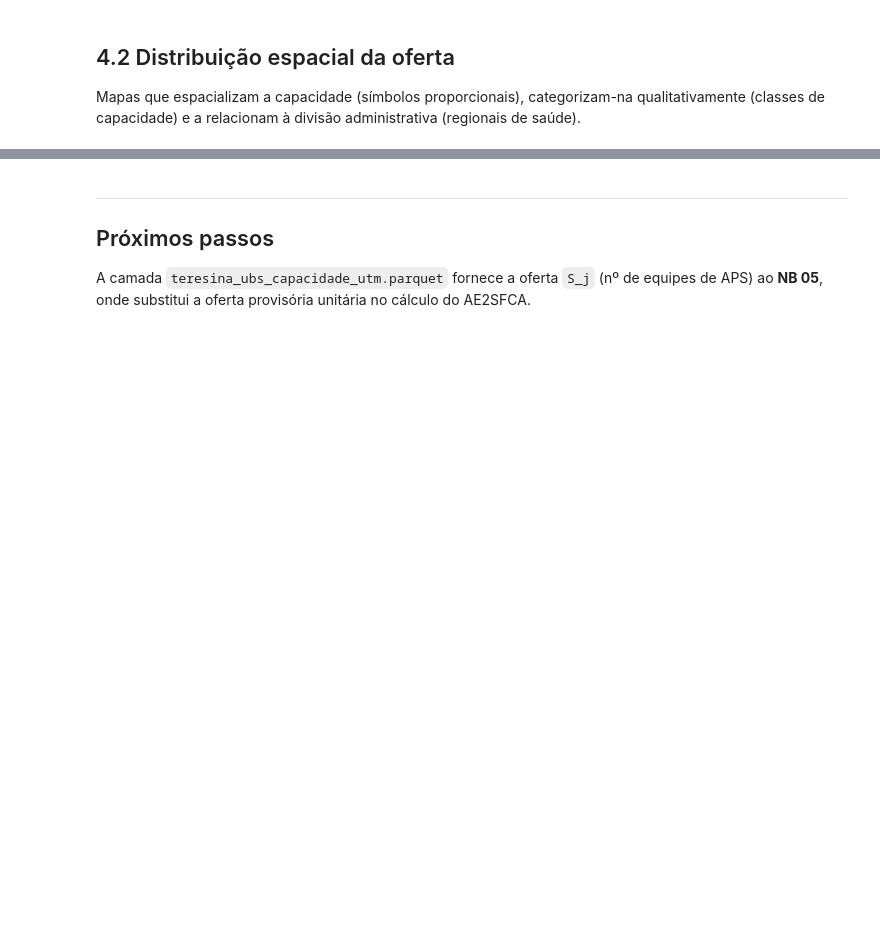
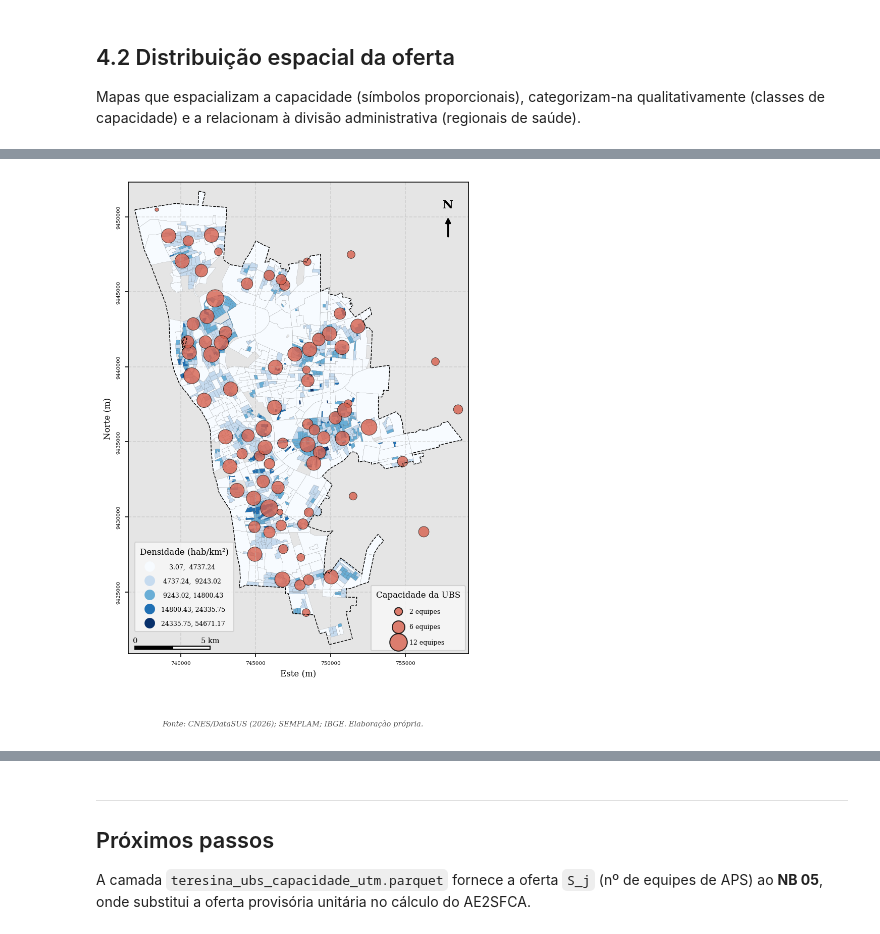
Before and after one commit to felipedantas-pi/ae2sfca-ubs, a Jupyter notebook: notebooks/01.3_Aquisicao_UBS.ipynb, the cells around one changed output, grey strips where cells are left out. Drawn from its saved outputs; the diff is of its cells as text; code cells hidden in the pictures; blank space fills up the shorter version.

```diff
--- a/notebooks/01.3_Aquisicao_UBS.ipynb
+++ b/notebooks/01.3_Aquisicao_UBS.ipynb
@@ -190,17 +243,0 @@ plt.show()
-# %%
-# ── Fig. 03 — Classes de capacidade (categorização qualitativa) ─────────────
-ubs["classe_cap"] = pd.cut(ubs["capacidade_equipes"], bins=[-0.1, 0, 3, 7, 99],
-                           labels=["Sem equipe", "Baixa (1–3)", "Média (4–7)", "Alta (8+)"])
-CORES_CLASSE = {"Sem equipe": "#999999", "Baixa (1–3)": "#FEE08B",
-                "Média (4–7)": "#F46D43", "Alta (8+)": "#A50026"}
-fig, ax = plt.subplots(figsize=(9, 9))
-zona_urbana.boundary.plot(ax=ax, color="black", linestyle="--", linewidth=0.7)
-for classe, cor in CORES_CLASSE.items():
-    sub = ubs[ubs["classe_cap"] == classe]
-    if len(sub):
-        sub.plot(ax=ax, color=cor, markersize=50, edgecolor="black", linewidth=0.3, label=classe)
-ax.legend(title="Capacidade (equipes)", loc="lower right")
-moldura_mapa(ax, "", "CNES/DataSUS (2026); SEMPLAN; IBGE. Elaboração própria.")
-barra_escala(ax); seta_norte(ax)
-plt.savefig(FIGURAS_NB / "nb013_fig03_mapa_classes.png", bbox_inches="tight")
-plt.show()
@@ -224,0 +244,59 @@ plt.show()
+# %%
+# ── Fig. 02 — OFERTA (UBS) SOBRE A DEMANDA (densidade populacional) ──────────
+setores = gpd.read_parquet(INT_MALHA / "teresina_setoresCensitarios_DadosCompletos.parquet").to_crs(CRS_METRICO)
+
+setores["populacao"] = pd.to_numeric(setores["populacao"], errors="coerce")
+setores["dens_hab_km2"] = setores["populacao"] / (setores.geometry.area / 1e6)   # densidade = demanda
+zona_urbana = gpd.read_parquet(EXT_IBGE / "teresina_zonaUrbana_utm.parquet").to_crs(CRS_METRICO)
+
+# Ajuste para folha A5 Retrato (padrão unificado do projeto)
+fig, ax = plt.subplots(figsize=(5.8, 8.3))
+
+# ──> FUNDO CINZA CLARO: Destaca os setores de densidade nula/baixa
+ax.set_facecolor("#E5E5E5")
+
+# 1. PLOTAGEM DO FUNDO (Demanda)
+# fundo: demanda (densidade populacional, quintis)
+setores.plot(ax=ax, column="dens_hab_km2", scheme="NaturalBreaks", k=5, cmap="Blues",
+             legend=True,
+             legend_kwds={
+                "title": "Densidade (hab/km²)",
+                "loc": "lower left",
+                "fmt": "{:.2f}",
+                "bbox_to_anchor": (0.01, 0.04),  # <-- Empurra a legenda 8% para cima, fugindo da escala
+             },
+             edgecolor="black", linewidth=0.05)
+
+# ──> O TRUQUE DA LEGENDA: Salvar a primeira legenda na memória antes de continuar
+legenda_demanda = ax.get_legend()
+
+# 2. PLOTAGEM DA SOBREPOSIÇÃO (Oferta)
+# sobreposição: oferta (UBS, símbolo proporcional à capacidade)
+ubs.plot(ax=ax, markersize=ubs["capacidade_equipes"] * 22 + 12,
+         color="#D6604D", alpha=0.8, edgecolor="black", linewidth=0.4)
+zona_urbana.boundary.plot(ax=ax, color="black", ls="--", lw=0.7)
+
+# 3. CRIAÇÃO DA SEGUNDA LEGENDA (Círculos Proporcionais)
+# legenda de tamanho (mesma convenção de área do markersize)
+for n in (2, 6, 12):
+    ax.scatter([], [], s=n * 22 + 12, color="#D6604D", alpha=0.8, edgecolor="black", label=f"{n} equipes")
+
+# Este comando sobrescreve o espaço de legenda primário do Eixo
+ax.legend(title="Capacidade da UBS", loc="lower right", labelspacing=1.4)
+
+# ──> O TRUQUE DA LEGENDA: Adicionar a primeira legenda de volta ao mapa
+ax.add_artist(legenda_demanda)
+
+
+
+# 4. FORMATAÇÃO CARTOGRÁFICA (via viz.py)
+formatar_eixos_mapa(ax, fontsize=8)
+ajustar_zoom_camada(ax, setores, margem=0.02)
+
+moldura_mapa(ax, "", "CNES/DataSUS (2026); SEMPLAM; IBGE. Elaboração própria.")
+barra_escala(ax); seta_norte(ax)
+
+fig.savefig(FIGURAS_NB / "nb013_fig02_oferta_demanda.png", dpi=300, bbox_inches="tight")
+plt.show()
+# %% [output]
+[figure, added]
```
Also changed, not shown: parts of 9 cells of this notebook, 8 other files.
